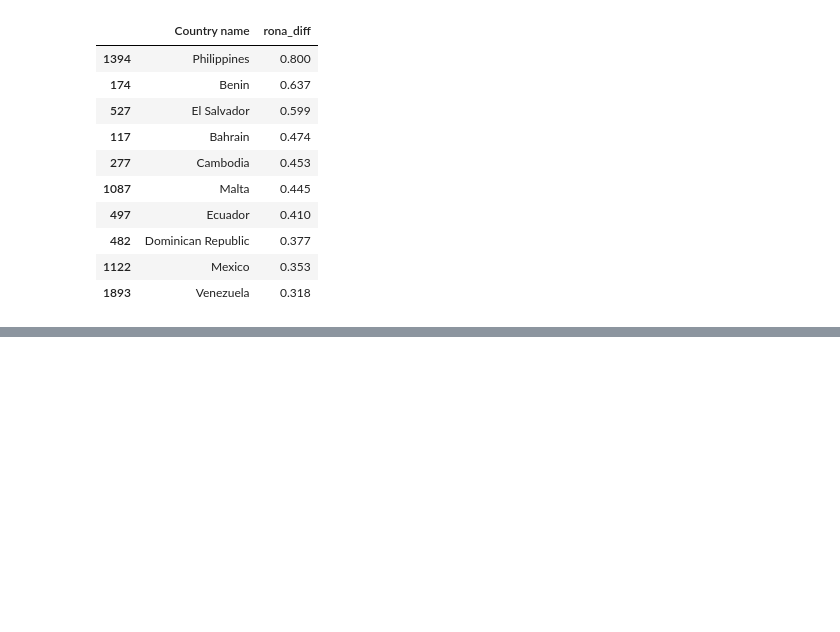
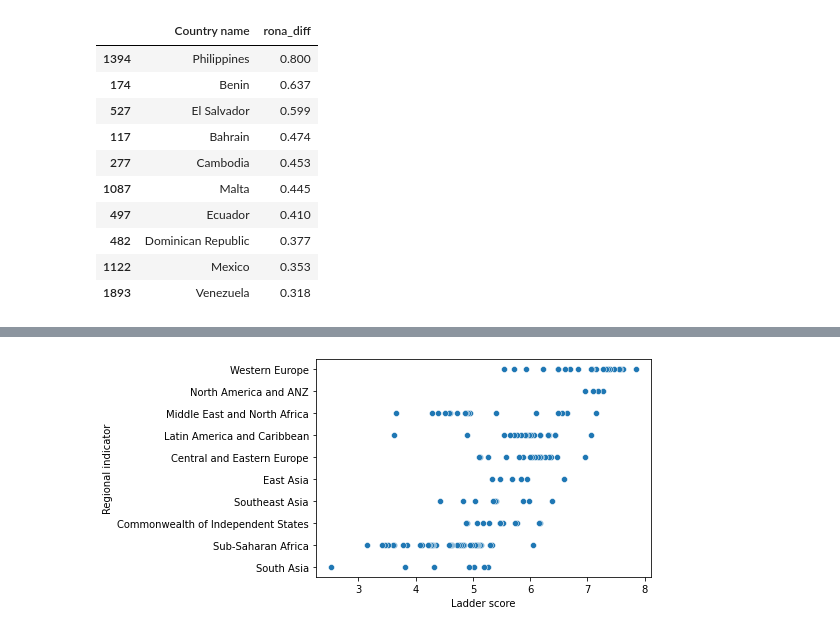
Before and after one commit to Jacksonwolf15/World-Happiness-DS, a Jupyter notebook: WHiX.ipynb, the cells around one changed output, grey strips where cells are left out. Cells and saved outputs as stored; diff of their text form; code cells hidden in the pictures; blank space fills up the shorter version.

```diff
--- a/WHiX.ipynb
+++ b/WHiX.ipynb
@@ -176,0 +183,5 @@ px.scatter(rona_differ, y='rona_diff', x='total_deaths', color='deaths per case'
+# %%
+fg = sns.scatterplot(x="Ladder score", y="Regional indicator", data=wh2021,
+            )
+# %% [output]
+[figure, added]
```
Also changed, not shown: parts of 15 cells of this notebook.
